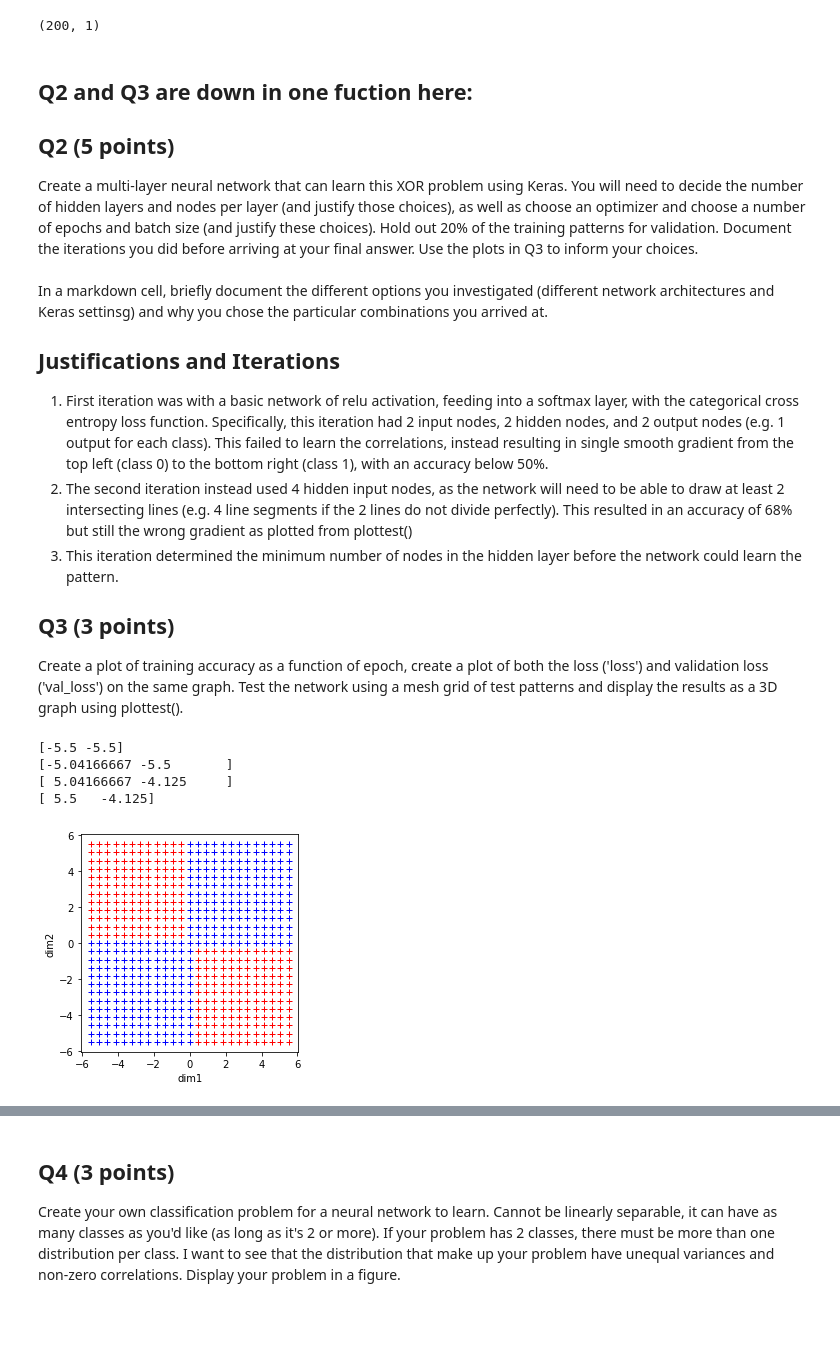
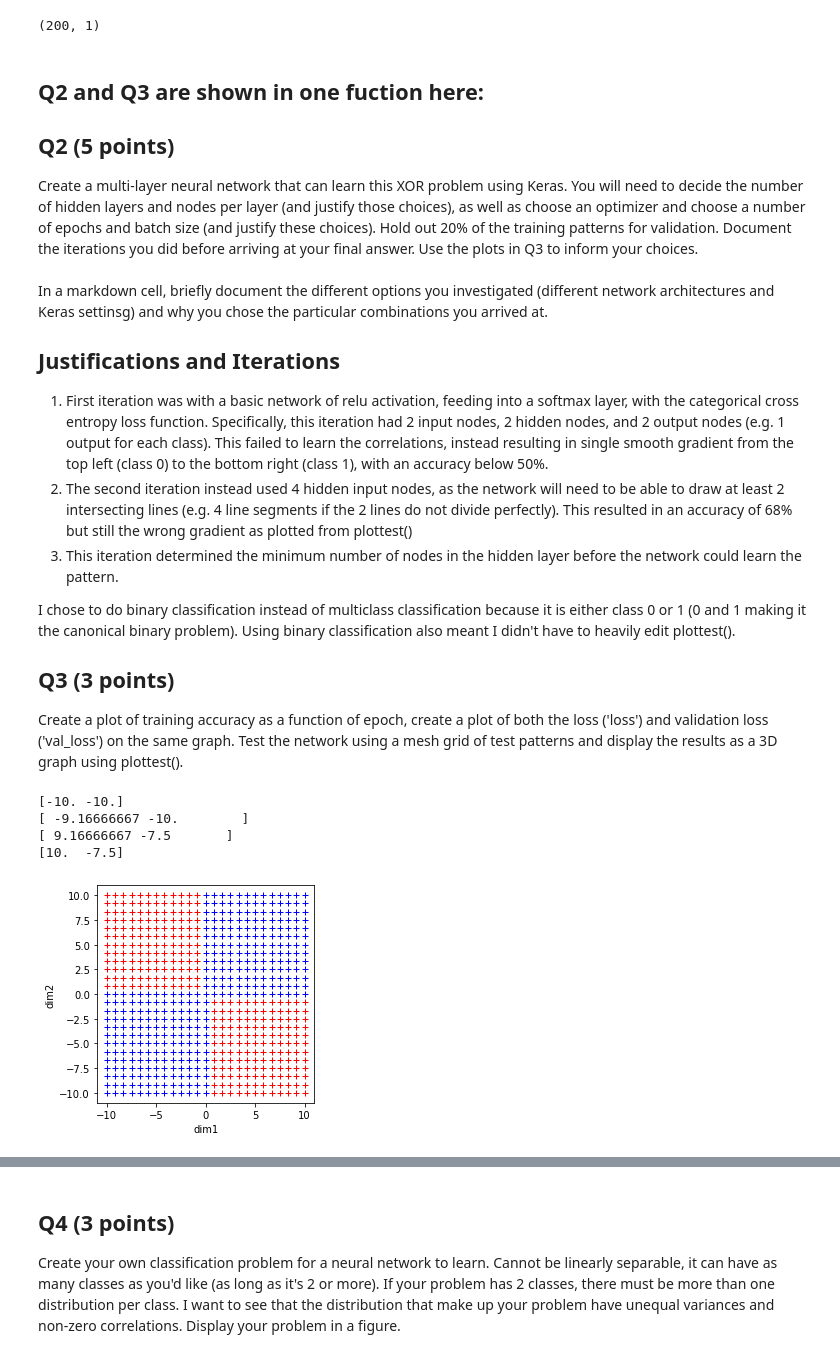
Before and after one commit to kdmalc/CompNeuro, a Jupyter notebook: 06/Homework6_Malcolm.ipynb, the cells around one changed output, grey strips where cells are left out. Drawn from its saved outputs; the diff is of its cells as text; code cells hidden in the pictures; blank space fills up the shorter version.

```diff
--- a/06/Homework6_Malcolm.ipynb
+++ b/06/Homework6_Malcolm.ipynb
@@ -208,7 +208,7 @@ assert train_labels_onehot[100] == 1
 # %% [output]
 (200, 1)
 # %% [markdown]
-## Q2 and Q3 are down in one fuction here:
+## Q2 and Q3 are shown in one fuction here:
 ## Q2 (5 points)
 
 Create a multi-layer neural network that can learn this XOR problem using Keras.  You will need to decide the number of hidden layers and nodes per layer (and justify those choices), as well as choose an optimizer and choose a number of epochs and batch size (and justify these choices).  Hold out 20% of the training patterns for validation.  Document the iterations you did before arriving at your final answer.  Use the plots in Q3 to inform your choices. <br>
@@ -220,48 +220,50 @@ In a markdown cell, briefly document the different options you investigated (dif
 2. The second iteration instead used 4 hidden input nodes, as the network will need to be able to draw at least 2 intersecting lines (e.g. 4 line segments if the 2 lines do not divide perfectly).  This resulted in an accuracy of 68% but still the wrong gradient as plotted from plottest()
 3. This iteration determined the minimum number of nodes in the hidden layer before the network could learn the pattern.
 
+I chose to do binary classification instead of multiclass classification because it is either class 0 or 1 (0 and 1 making it the canonical binary problem).  Using binary classification also meant I didn't have to heavily edit plottest().
+
 ## Q3 (3 points)
 
 Create a plot of training accuracy as a function of epoch, create a plot of both the loss ('loss') and validation loss ('val_loss') on the same graph.  Test the network using a mesh grid of test patterns and display the results as a 3D graph using plottest().
 # %%
 # generate test pattern array
 
-xymin = -5.5
-xymax = 5.5
+xymin = -10
+xymax = 10
 Npts = 25
 xv, yv = np.meshgrid(np.linspace(xymin, xymax, Npts),
                      np.linspace(xymin, xymax, Npts))
 test_pats = np.concatenate((xv.reshape((Npts*Npts,1)),
                             yv.reshape((Npts*Npts,1))), axis=1)
 
 print(test_pats[0])
 print(test_pats[1])
 print(test_pats[98])
 print(test_pats[99])
 
 test_labels_onehot = [0]*test_pats.shape[0]
 
 # plot example
 for idx in range((test_pats.shape[0])):
     point = test_pats[idx,:]
     if ((point[0] < 0 and point[1] > 0) or (point[0] > 0 and point[1]<0)):
         test_labels_onehot[idx] = 1
         plt.plot(point[0],point[1],'r+')
     else:
         plt.plot(point[0],point[1],'b+')
 plt.xlabel('dim1')
 plt.ylabel('dim2')
 plt.axis('equal')
 plt.axis('square')
 xymin = -5; xymax = 7.5
 plt.show()
 
 test_labels_onehot_array = np.array(test_labels_onehot).reshape((test_pats.shape[0],1))
 test_labels_onehot_opened = [val[0] for val in test_labels_onehot_array]
 test_labels_onehot_2D = np.array(test_labels_onehot_opened).reshape(len(test_labels_onehot_opened),1)
 # %% [output]
-[-5.5 -5.5]
-[-5.04166667 -5.5       ]
-[ 5.04166667 -4.125     ]
-[ 5.5   -4.125]
+[-10. -10.]
+[ -9.16666667 -10.        ]
+[ 9.16666667 -7.5       ]
+[10.  -7.5]
-[figure, old version]
+[figure, new version]
```
Also changed, not shown: parts of 17 cells of this notebook, 2 other files.
